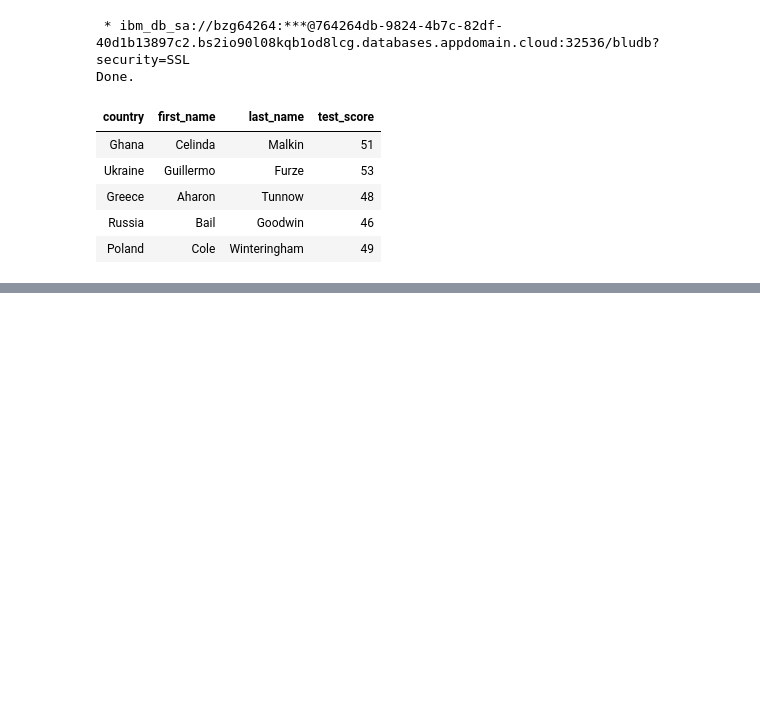
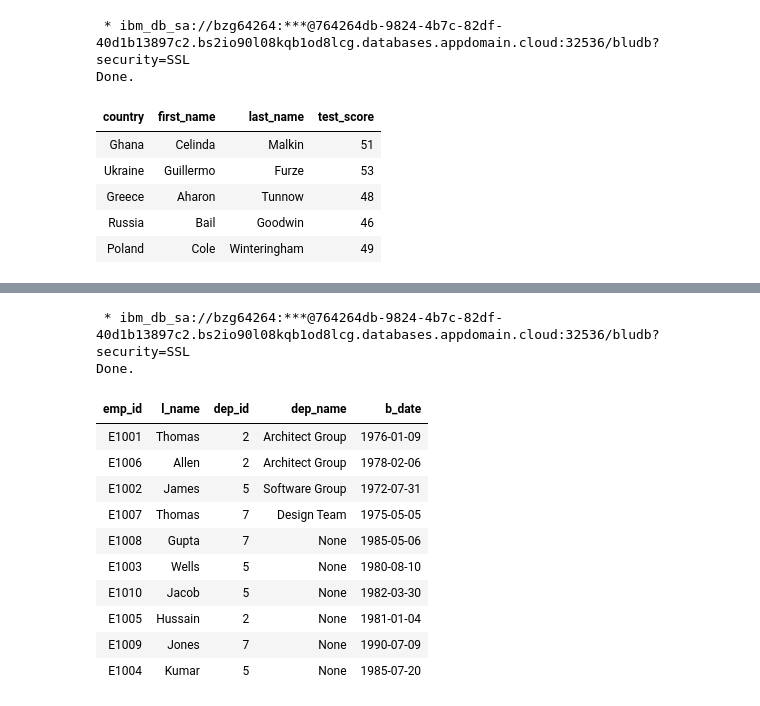
Before and after one commit to Jinkxt/IBM-Practice, a Jupyter notebook: 3- sql magic on ibm db2.ipynb, the cells around one changed output, grey strips where cells are left out. Drawn from its saved outputs; the diff is of its cells as text; code cells hidden in the pictures; blank space fills up the shorter version.

```diff
--- a/3- sql magic on ibm db2.ipynb
+++ b/3- sql magic on ibm db2.ipynb
@@ -229,0 +330,23 @@ Done.
+# %%
+%%sql
+select e.emp_id, e.l_name, e.dep_id, b.dep_name, e.b_date
+from employees as e left join ( select e.emp_id, e.l_name, d.dept_id_dep, d.dep_name, e.b_date
+    from employees as e left join departments as d
+    on e.dep_id = d.dept_id_dep
+    where Year(e.b_date) < '1980') as b
+on e.emp_id = b.emp_id
+;
+# %% [output]
+ * ibm_db_sa://bzg64264:***@764264db-9824-4b7c-82df-40d1b13897c2.bs2io90l08kqb1od8lcg.databases.appdomain.cloud:32536/bludb?security=SSL
+Done.
+| emp_id | l_name | dep_id | dep_name | b_date |
+| E1001 | Thomas | 2 | Architect Group | 1976-01-09 |
+| E1006 | Allen | 2 | Architect Group | 1978-02-06 |
+| E1002 | James | 5 | Software Group | 1972-07-31 |
+| E1007 | Thomas | 7 | Design Team | 1975-05-05 |
+| E1008 | Gupta | 7 | None | 1985-05-06 |
+| E1003 | Wells | 5 | None | 1980-08-10 |
+| E1010 | Jacob | 5 | None | 1982-03-30 |
+| E1005 | Hussain | 2 | None | 1981-01-04 |
+| E1009 | Jones | 7 | None | 1990-07-09 |
+| E1004 | Kumar | 5 | None | 1985-07-20 |
```
Also changed, not shown: parts of 16 cells of this notebook, 3 other files.
